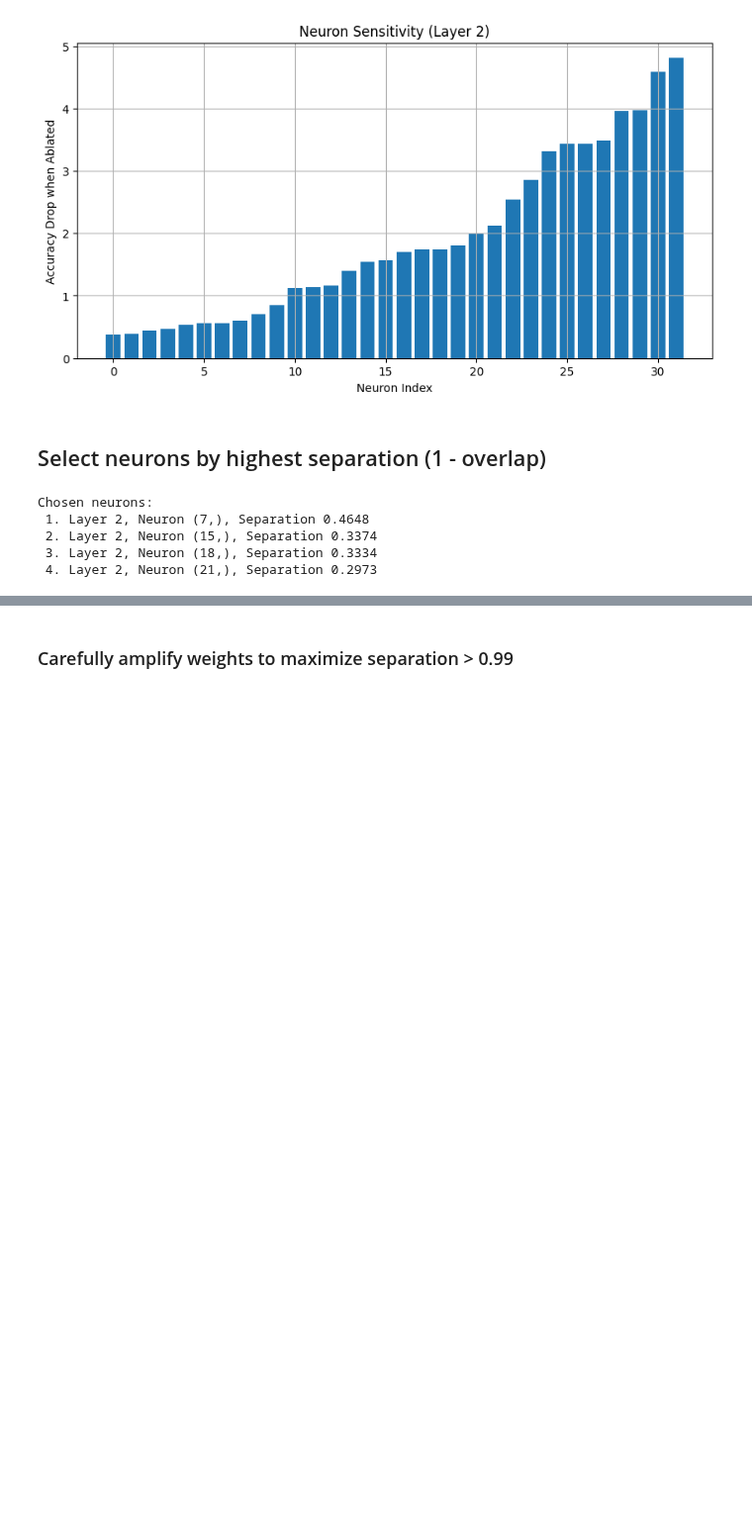
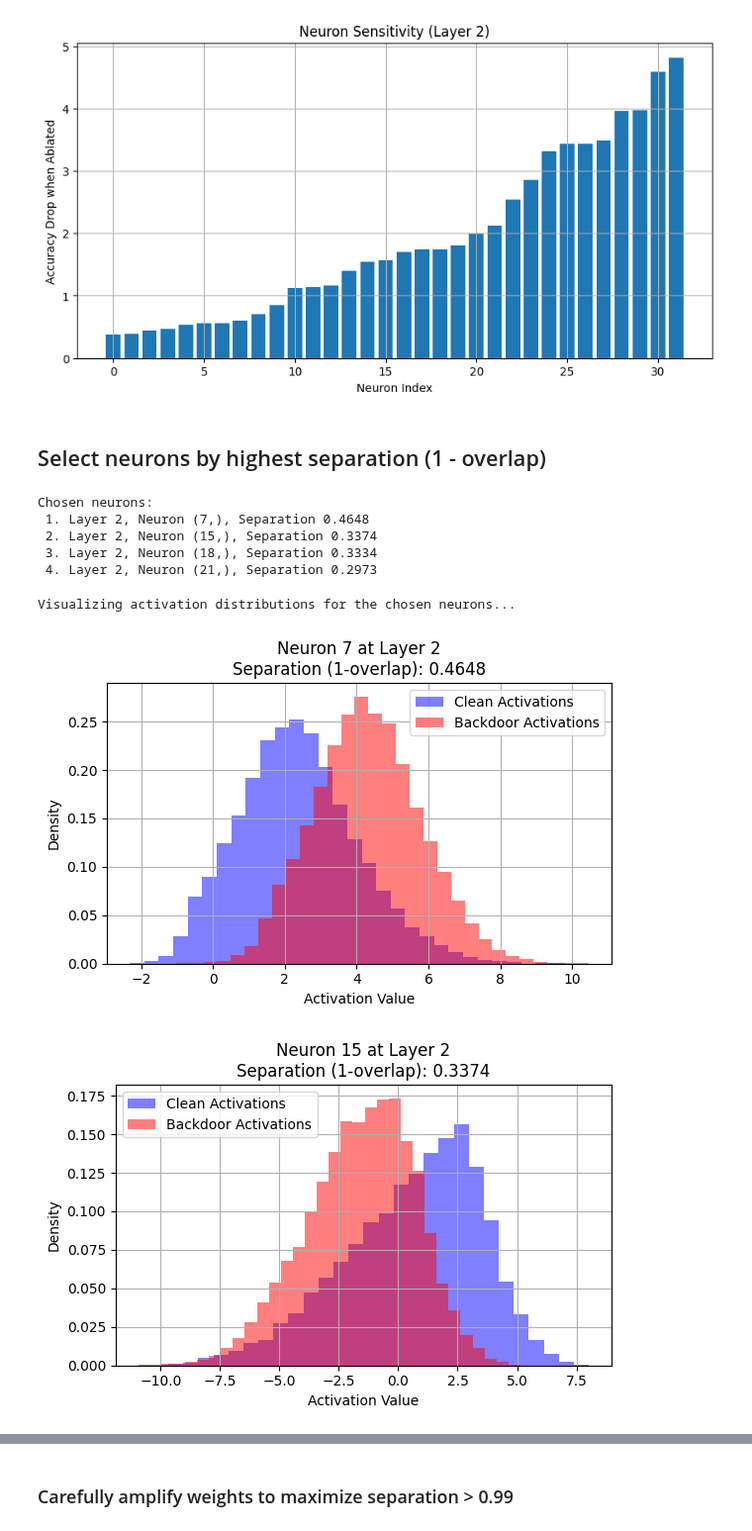
Before and after one commit to oumnia-boudersa/Handcrafted-Backdoors-in-Deep-Neural-Networks-Implementation, a Jupyter notebook: fc.ipynb, the cells around one changed output, grey strips where cells are left out. Shown at 99% size. Saved outputs shown, nothing was run; the diff lists cells and outputs as text; code cells hidden in the pictures; blank space fills up the shorter version.

```diff
--- a/fc.ipynb
+++ b/fc.ipynb
@@ -319,3 +382,27 @@ Chosen neurons:
  2. Layer 2, Neuron (15,), Separation 0.3374
  3. Layer 2, Neuron (18,), Separation 0.3334
  4. Layer 2, Neuron (21,), Separation 0.2973
+# %%
+print("\nVisualizing activation distributions for the chosen neurons...")
+
+# Visualization for each chosen neuron
+for idx, (layer_index, neuron_loc, separation) in enumerate(chosen_neurons):
+    neuron_idx = neuron_loc[0]
+
+    cvals = clean_activations[layer_index][:, neuron_idx]
+    bvals = backdoor_activations[layer_index][:, neuron_idx]
+
+    plt.figure(figsize=(6,4))
+    plt.hist(cvals, bins=30, alpha=0.5, label='Clean Activations', color='blue', density=True)
+    plt.hist(bvals, bins=30, alpha=0.5, label='Backdoor Activations', color='red', density=True)
+    plt.title(f'Neuron {neuron_idx} at Layer {layer_index}\nSeparation (1-overlap): {separation:.4f}')
+    plt.xlabel('Activation Value')
+    plt.ylabel('Density')
+    plt.legend()
+    plt.grid(True)
+    plt.tight_layout()
+    plt.show()
+# %% [output]
+Visualizing activation distributions for the chosen neurons...
+[figure, added]
+[figure, added]
```
Also changed, not shown: parts of 12 cells of this notebook.
